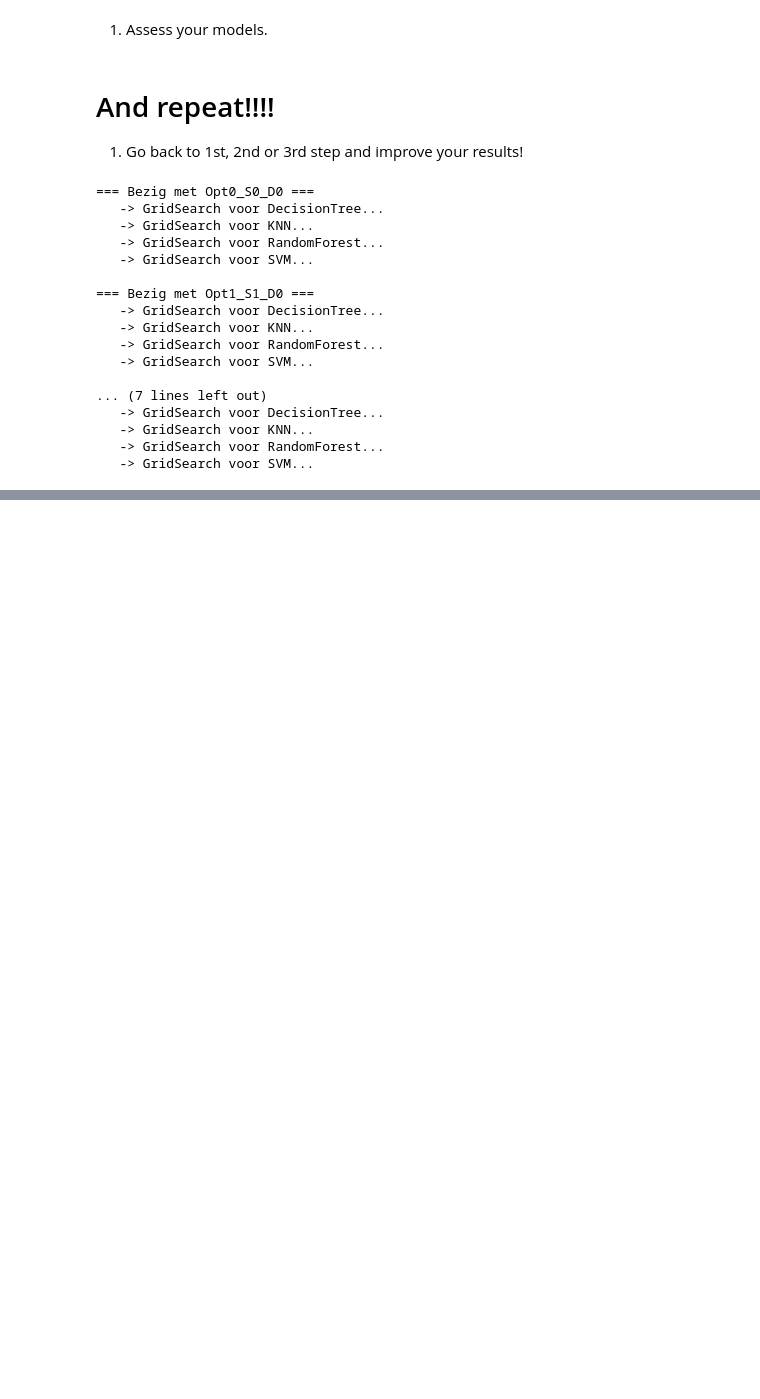
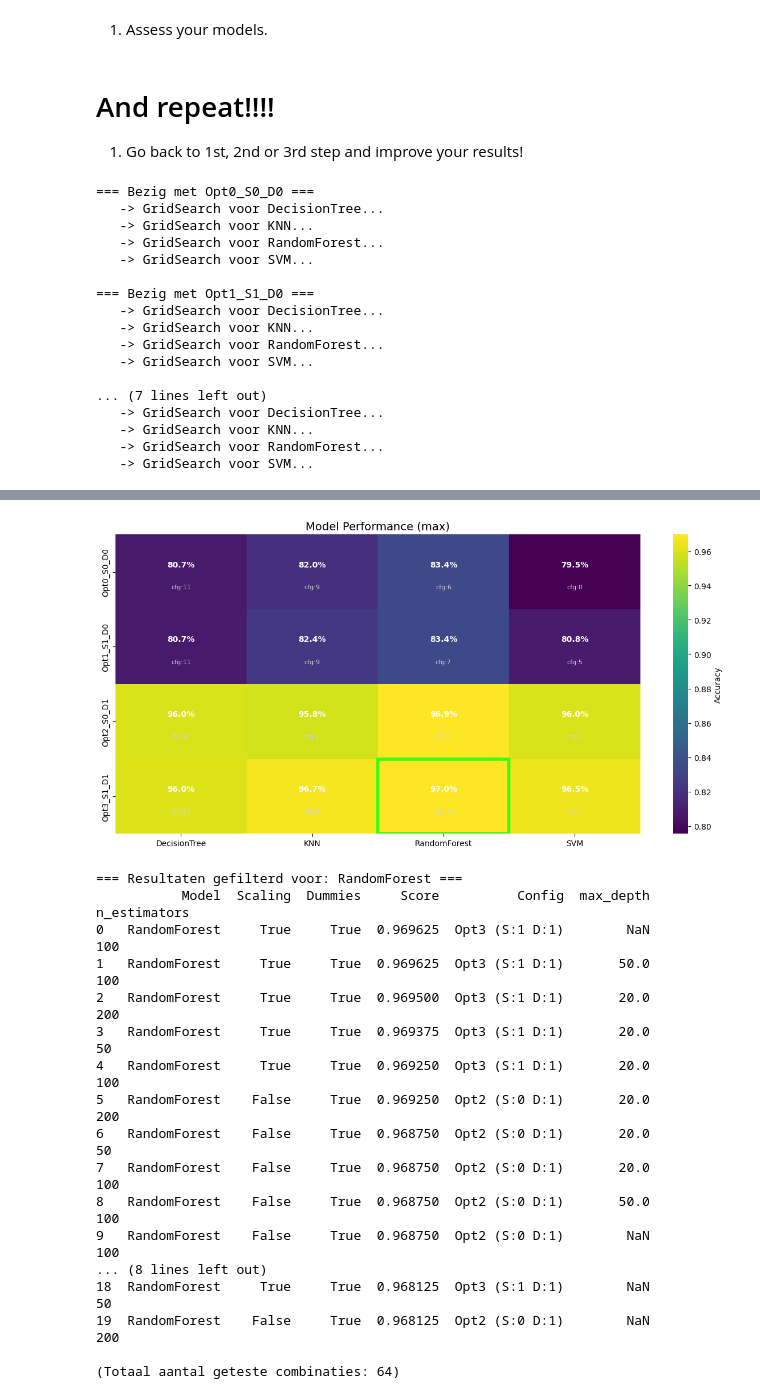
Before and after one commit to niboR13s/Data-science-code, a Jupyter notebook: Homework/Week_02/Classification/01_Dog_breed_classification.ipynb, the cells around one changed output, grey strips where cells are left out. Drawn from its saved outputs; the diff is of its cells as text; code cells hidden in the pictures; blank space fills up the shorter version.

```diff
--- a/Homework/Week_02/Classification/01_Dog_breed_classification.ipynb
+++ b/Homework/Week_02/Classification/01_Dog_breed_classification.ipynb
@@ -638,0 +769,21 @@ def plot_heatmap(all_results, metric='max', target_model=None):
+# %%
+plot_heatmap(results,print_all_stats=True, target_model='RandomForest')
+# %% [output]
+[figure, added]
+=== Resultaten gefilterd voor: RandomForest ===
+           Model  Scaling  Dummies     Score          Config  max_depth  n_estimators
+0   RandomForest     True     True  0.969625  Opt3 (S:1 D:1)        NaN           100
+1   RandomForest     True     True  0.969625  Opt3 (S:1 D:1)       50.0           100
+2   RandomForest     True     True  0.969500  Opt3 (S:1 D:1)       20.0           200
+3   RandomForest     True     True  0.969375  Opt3 (S:1 D:1)       20.0            50
+4   RandomForest     True     True  0.969250  Opt3 (S:1 D:1)       20.0           100
+5   RandomForest    False     True  0.969250  Opt2 (S:0 D:1)       20.0           200
+6   RandomForest    False     True  0.968750  Opt2 (S:0 D:1)       20.0            50
+7   RandomForest    False     True  0.968750  Opt2 (S:0 D:1)       20.0           100
+8   RandomForest    False     True  0.968750  Opt2 (S:0 D:1)       50.0           100
+9   RandomForest    False     True  0.968750  Opt2 (S:0 D:1)        NaN           100
+... (8 lines left out)
+18  RandomForest     True     True  0.968125  Opt3 (S:1 D:1)        NaN            50
+19  RandomForest    False     True  0.968125  Opt2 (S:0 D:1)        NaN           200
+
+(Totaal aantal geteste combinaties: 64)
```
Also changed, not shown: parts of 8 cells of this notebook, 2 other files.
